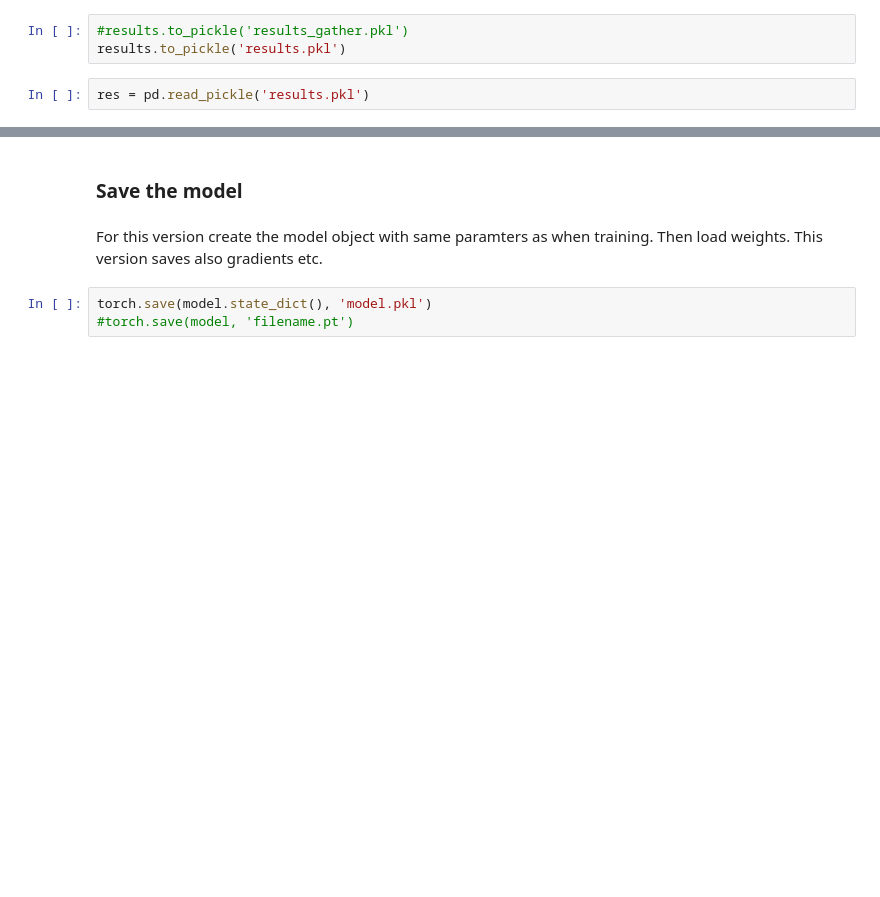
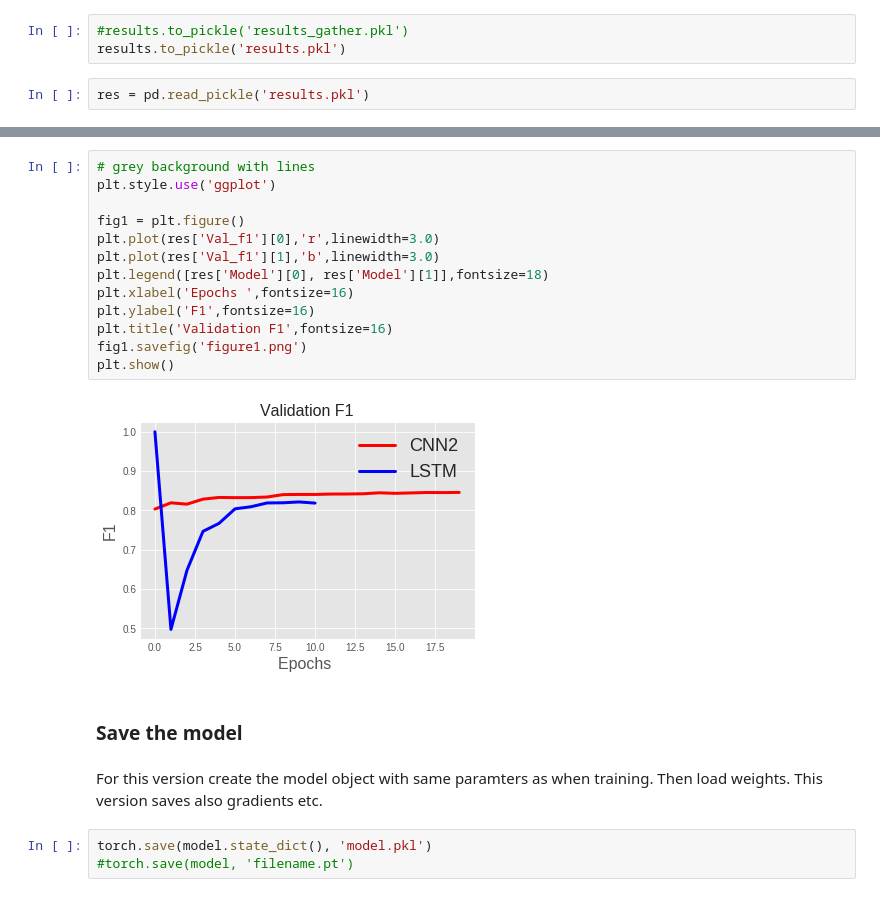
Before and after one commit to jannenev/reuters, a Jupyter notebook: simple_version.ipynb, the cells around one changed output, grey strips where cells are left out. Saved outputs shown, nothing was run; the diff lists cells and outputs as text; blank space fills up the shorter version.

Commit message:
ggplot style for plot

```diff
--- a/simple_version.ipynb
+++ b/simple_version.ipynb
@@ -607,3 +611,18 @@ plt.legend()
+# %%
+# grey background with lines
+plt.style.use('ggplot')
+
+fig1 = plt.figure()
+plt.plot(res['Val_f1'][0],'r',linewidth=3.0)
+plt.plot(res['Val_f1'][1],'b',linewidth=3.0)
+plt.legend([res['Model'][0], res['Model'][1]],fontsize=18)
+plt.xlabel('Epochs ',fontsize=16)
+plt.ylabel('F1',fontsize=16)
+plt.title('Validation F1',fontsize=16)
+fig1.savefig('figure1.png')
+plt.show()
+# %% [output]
+[figure, added]
 # %% [markdown]
 ### Save the model
 # %% [markdown]
```
Also changed, not shown: parts of 3 cells of this notebook.
